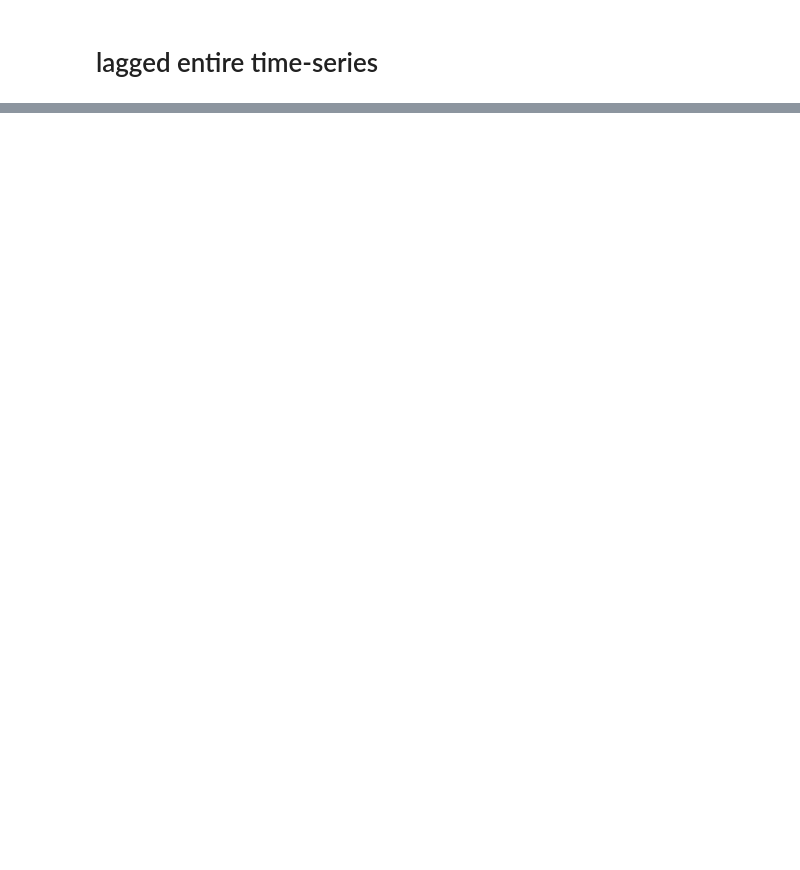
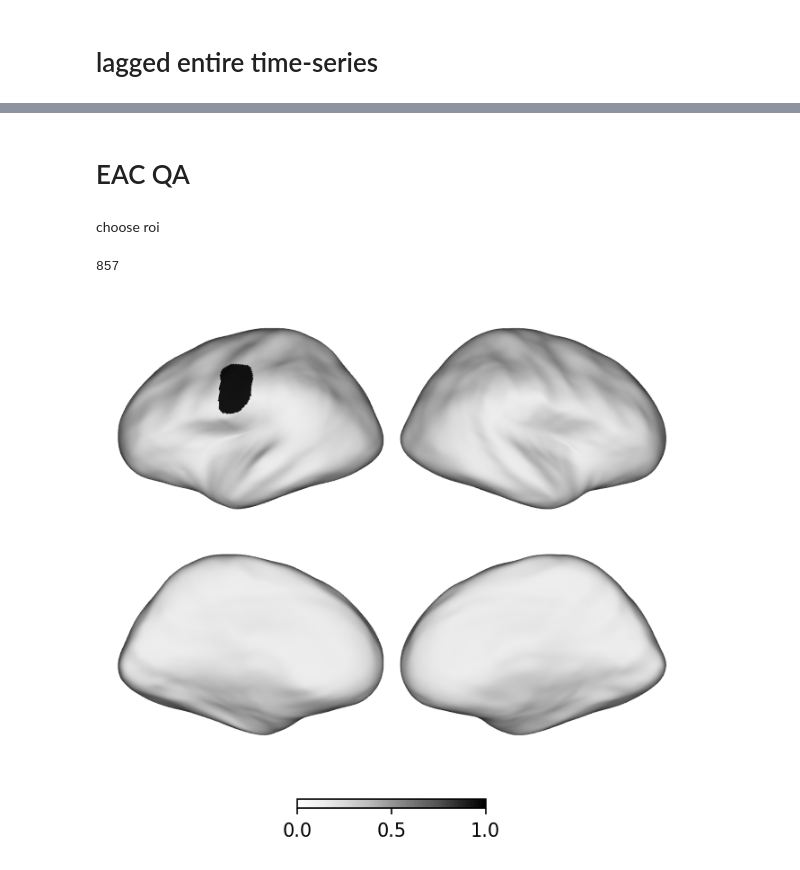
Before and after one commit to YeajuDianaKim394/EncodingModels, a Jupyter notebook: code/figure3-isc.ipynb, the cells around one changed output, grey strips where cells are left out. Drawn from its saved outputs; the diff is of its cells as text; code cells hidden in the pictures; blank space fills up the shorter version.

```diff
--- a/code/figure3-isc.ipynb
+++ b/code/figure3-isc.ipynb
@@ -352,3 +293,7 @@ parcel_lags.shape
 parcel_id = catlas['17Networks_LH_SomMotB_Aud_1']
 parcel_id = catlas['17Networks_LH_DorsAttnA_TempOcc_10']
 plt.plot(lags, avg_isc_lags[:, parcel_id])
+# %% [markdown]
+# EAC QA
+# %% [markdown]
+choose roi
@@ -354,0 +302,9 @@ plt.plot(lags, avg_isc_lags[:, parcel_id])
+# %%
+schaefer = Atlas.schaefer(100)
+mot_mask = schaefer.roimask(['17Networks_LH_SomMotB_Cent_1'])
+
+print(mot_mask.sum())
+plot.surface_plot(mot_mask.astype(int), cmap='Grays', vmin=0, vmax=1, surf_lh_fn=None);
+# %% [output]
+857
+[figure, added]
```
Also changed, not shown: parts of 75 cells of this notebook, 13 other files.
